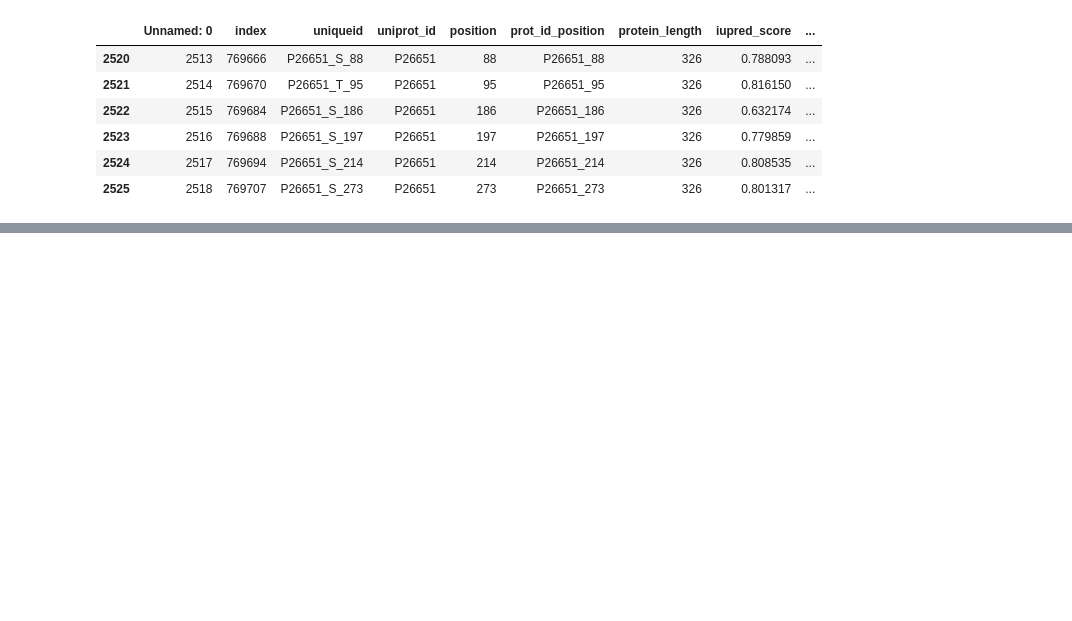
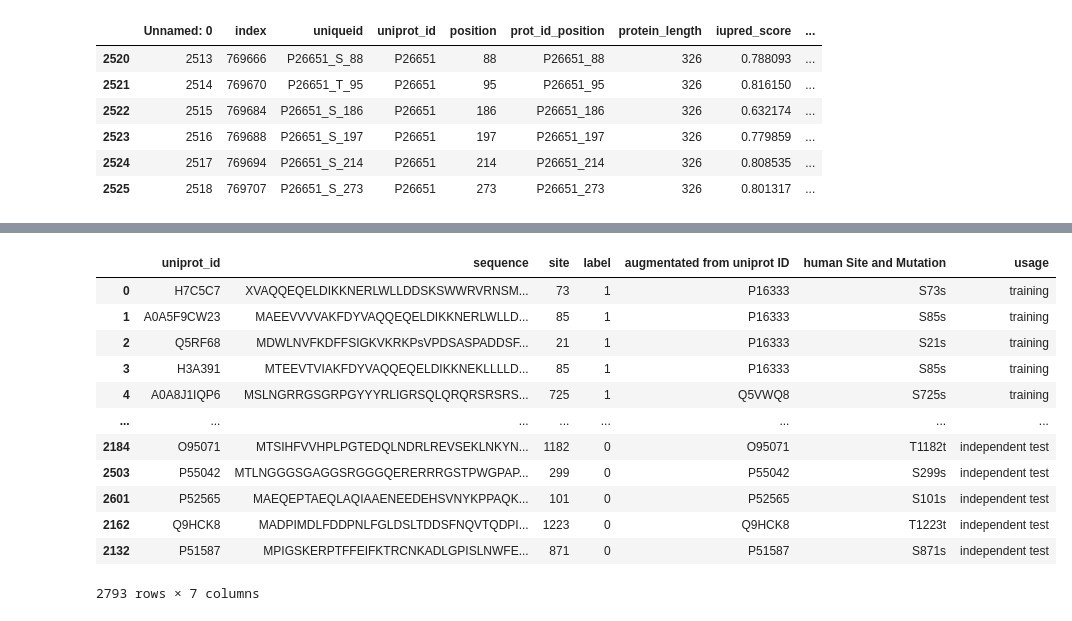
Before and after one commit to liuliu-umich/CAMP-14-3-3, a Jupyter notebook: 4.0 Training dataset independent dataset split.ipynb, the cells around one changed output, grey strips where cells are left out. Saved outputs shown, nothing was run; the diff lists cells and outputs as text; code cells hidden in the pictures; blank space fills up the shorter version.

```diff
--- a/4.0 Training dataset independent dataset split.ipynb
+++ b/4.0 Training dataset independent dataset split.ipynb
@@ -452,2 +724,41 @@ final_dataset
+# %%
+# fill human Site and Mutation with phosphorylation string
+def fill_mutation_string(row):
+    if pd.notna(row["human Site and Mutation"]):
+        return row
+
+    seq = row["sequence"]
+    site = row["site"]
+    uniprot_id = row["uniprot_id"]
+    phospho_residue = seq[site-1]
+    if phospho_residue.upper() not in ["S", "T"]:
+        print(f"error sequence or site for uniprot_id: {uniprot_id}")
+    else:
+        # Update the sequence with lowercase residue at the phosphorylation site
+        new_sequence = seq[:site-1] + phospho_residue.lower() + seq[site:]
+        # Create the mutation string (e.g., S123s)
+        mutation_str = f"{phospho_residue.upper()}{site}{phospho_residue.lower()}"
+        row["sequence"] = new_sequence
+        row["human Site and Mutation"] = mutation_str
+
+    return row
+# %%
+final_dataset = final_dataset.apply(fill_mutation_string, axis=1)
+# %%
+final_dataset
+# %% [output]
+|  | uniprot_id | sequence | site | label | augmentated from uniprot ID | human Site and Mutation | usage |
+| 0 | H7C5C7 | XVAQQEQELDIKKNERLWLLDDSKSWWRVRNSM... | 73 | 1 | P16333 | S73s | training |
+| 1 | A0A5F9CW23 | MAEEVVVVAKFDYVAQQEQELDIKKNERLWLLD... | 85 | 1 | P16333 | S85s | training |
+| 2 | Q5RF68 | MDWLNVFKDFFSIGKVKRKPsVPDSASPADDSF... | 21 | 1 | P16333 | S21s | training |
+| 3 | H3A391 | MTEEVTVIAKFDYVAQQEQELDIKKNEKLLLLD... | 85 | 1 | P16333 | S85s | training |
+| 4 | A0A8J1IQP6 | MSLNGRRGSGRPGYYYRLIGRSQLQRQRSRSRS... | 725 | 1 | Q5VWQ8 | S725s | training |
+| ... | ... | ... | ... | ... | ... | ... | ... |
+| 2184 | O95071 | MTSIHFVVHPLPGTEDQLNDRLREVSEKLNKYN... | 1182 | 0 | O95071 | T1182t | independent test |
+| 2503 | P55042 | MTLNGGGSGAGGSRGGGQERERRRGSTPWGPAP... | 299 | 0 | P55042 | S299s | independent test |
+| 2601 | P52565 | MAEQEPTAEQLAQIAAENEEDEHSVNYKPPAQK... | 101 | 0 | P52565 | S101s | independent test |
+| 2162 | Q9HCK8 | MADPIMDLFDDPNLFGLDSLTDDSFNQVTQDPI... | 1223 | 0 | Q9HCK8 | T1223t | independent test |
+| 2132 | P51587 | MPIGSKERPTFFEIFKTRCNKADLGPISLNWFE... | 871 | 0 | P51587 | S871s | independent test |
+2793 rows × 7 columns
 # %%
 final_dataset.isna().sum()
```
Also changed, not shown: parts of 30 cells of this notebook, 6 other files.
